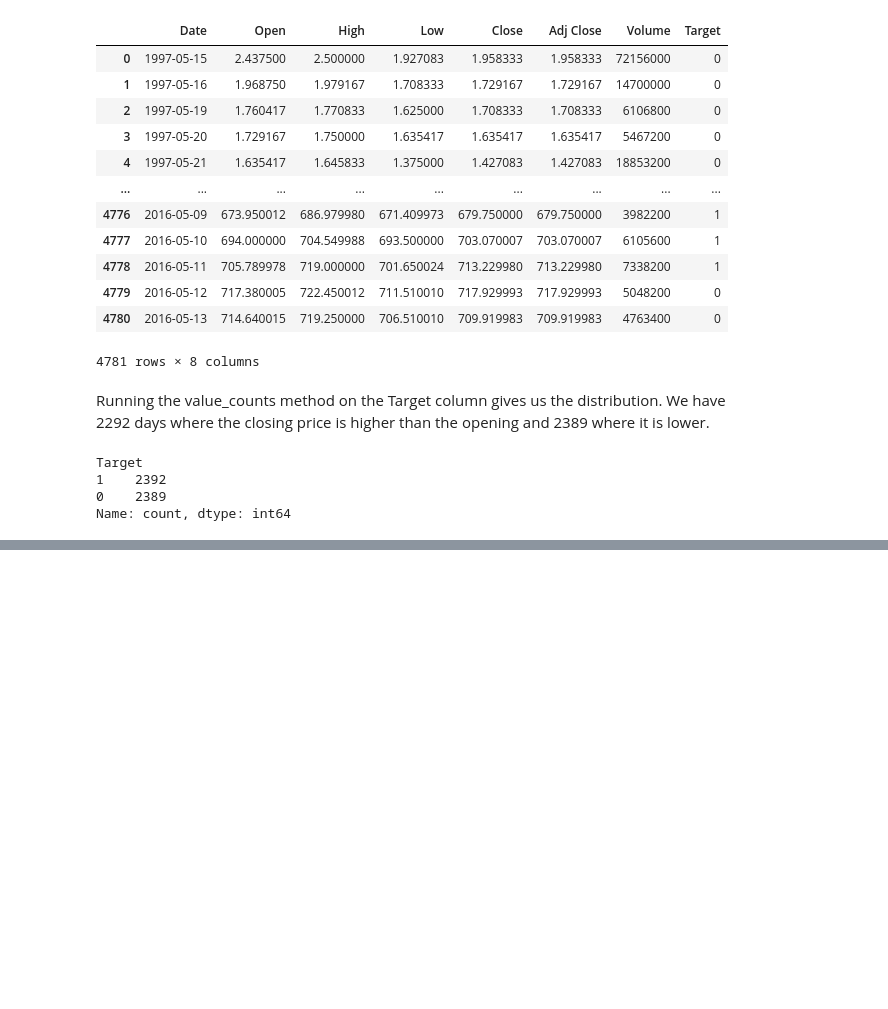
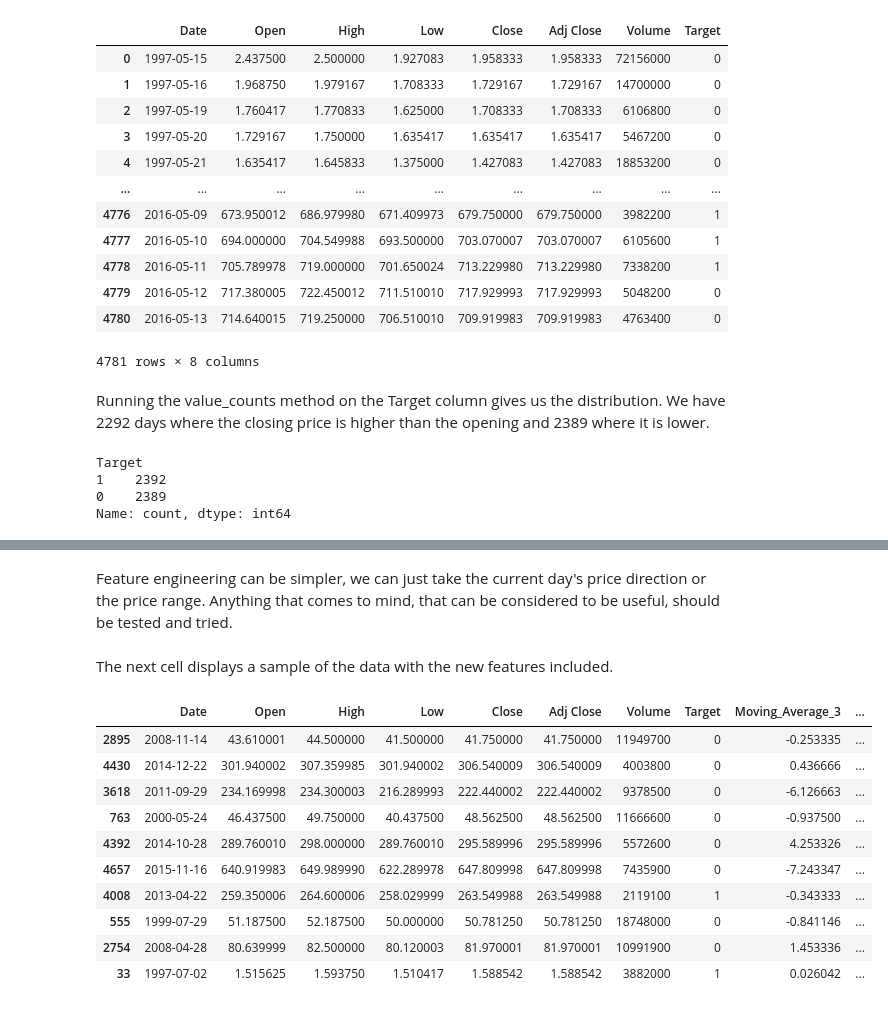
Before and after one commit to Golnoush-Gh/Stock_price_direction, a Jupyter notebook: notebooks/stock_price_direction.ipynb, the cells around one changed output, grey strips where cells are left out. Saved outputs shown, nothing was run; the diff lists cells and outputs as text; code cells hidden in the pictures; blank space fills up the shorter version.

Commit message:
feature engineering

```diff
--- a/notebooks/stock_price_direction.ipynb
+++ b/notebooks/stock_price_direction.ipynb
@@ -158,0 +187,36 @@ Name: count, dtype: int64
+# %%
+df_train["Moving_Average_3"] = (df_train["Close"] - df_train["Open"]).rolling(window=3, min_periods=1).mean()
+df_val["Moving_Average_3"] = (df_val["Close"] - df_val["Open"]).rolling(window=3, min_periods=1).mean()
+df_test["Moving_Average_3"] = (df_test["Close"] - df_test["Open"]).rolling(window=3, min_periods=1).mean()
+# %%
+df_train["Moving_Average_7"] = (df_train["Close"] - df_train["Open"]).rolling(window=7, min_periods=1).mean()
+df_val["Moving_Average_7"] = (df_val["Close"] - df_val["Open"]).rolling(window=7, min_periods=1).mean()
+df_test["Moving_Average_7"] = (df_test["Close"] - df_test["Open"]).rolling(window=7, min_periods=1).mean()
+# %% [markdown]
+Feature engineering can be simpler, we can just take the current day's price direction or the price range. Anything that comes to mind, that can be considered to be useful, should be tested and tried.
+# %%
+# current price direction
+df_train["Today_Direction"] = df_train["Close"] - df_train["Open"]
+df_val["Today_Direction"] = df_val["Close"] - df_val["Open"]
+df_test["Today_Direction"] = df_test["Close"] - df_test["Open"]
+# %%
+# price range
+df_train["Price_Range"] = df_train["High"] - df_train["Low"]
+df_val["Price_Range"] = df_val["High"] - df_val["Low"]
+df_test["Price_Range"] = df_test["High"] - df_test["Low"]
+# %% [markdown]
+The next cell displays a sample of the data with the new features included.
+# %%
+df_train.sample(10, random_state=42)
+# %% [output]
+|  | Date | Open | High | Low | Close | Adj Close | Volume | Target | Moving_Average_3 | ... |
+| 2895 | 2008-11-14 | 43.610001 | 44.500000 | 41.500000 | 41.750000 | 41.750000 | 11949700 | 0 | -0.253335 | ... |
+| 4430 | 2014-12-22 | 301.940002 | 307.359985 | 301.940002 | 306.540009 | 306.540009 | 4003800 | 0 | 0.436666 | ... |
+| 3618 | 2011-09-29 | 234.169998 | 234.300003 | 216.289993 | 222.440002 | 222.440002 | 9378500 | 0 | -6.126663 | ... |
+| 763 | 2000-05-24 | 46.437500 | 49.750000 | 40.437500 | 48.562500 | 48.562500 | 11666600 | 0 | -0.937500 | ... |
+| 4392 | 2014-10-28 | 289.760010 | 298.000000 | 289.760010 | 295.589996 | 295.589996 | 5572600 | 0 | 4.253326 | ... |
+| 4657 | 2015-11-16 | 640.919983 | 649.989990 | 622.289978 | 647.809998 | 647.809998 | 7435900 | 0 | -7.243347 | ... |
+| 4008 | 2013-04-22 | 259.350006 | 264.600006 | 258.029999 | 263.549988 | 263.549988 | 2119100 | 1 | -0.343333 | ... |
+| 555 | 1999-07-29 | 51.187500 | 52.187500 | 50.000000 | 50.781250 | 50.781250 | 18748000 | 0 | -0.841146 | ... |
+| 2754 | 2008-04-28 | 80.639999 | 82.500000 | 80.120003 | 81.970001 | 81.970001 | 10991900 | 0 | 1.453336 | ... |
+| 33 | 1997-07-02 | 1.515625 | 1.593750 | 1.510417 | 1.588542 | 1.588542 | 3882000 | 1 | 0.026042 | ... |
```
Also changed, not shown: parts of 4 cells of this notebook.
